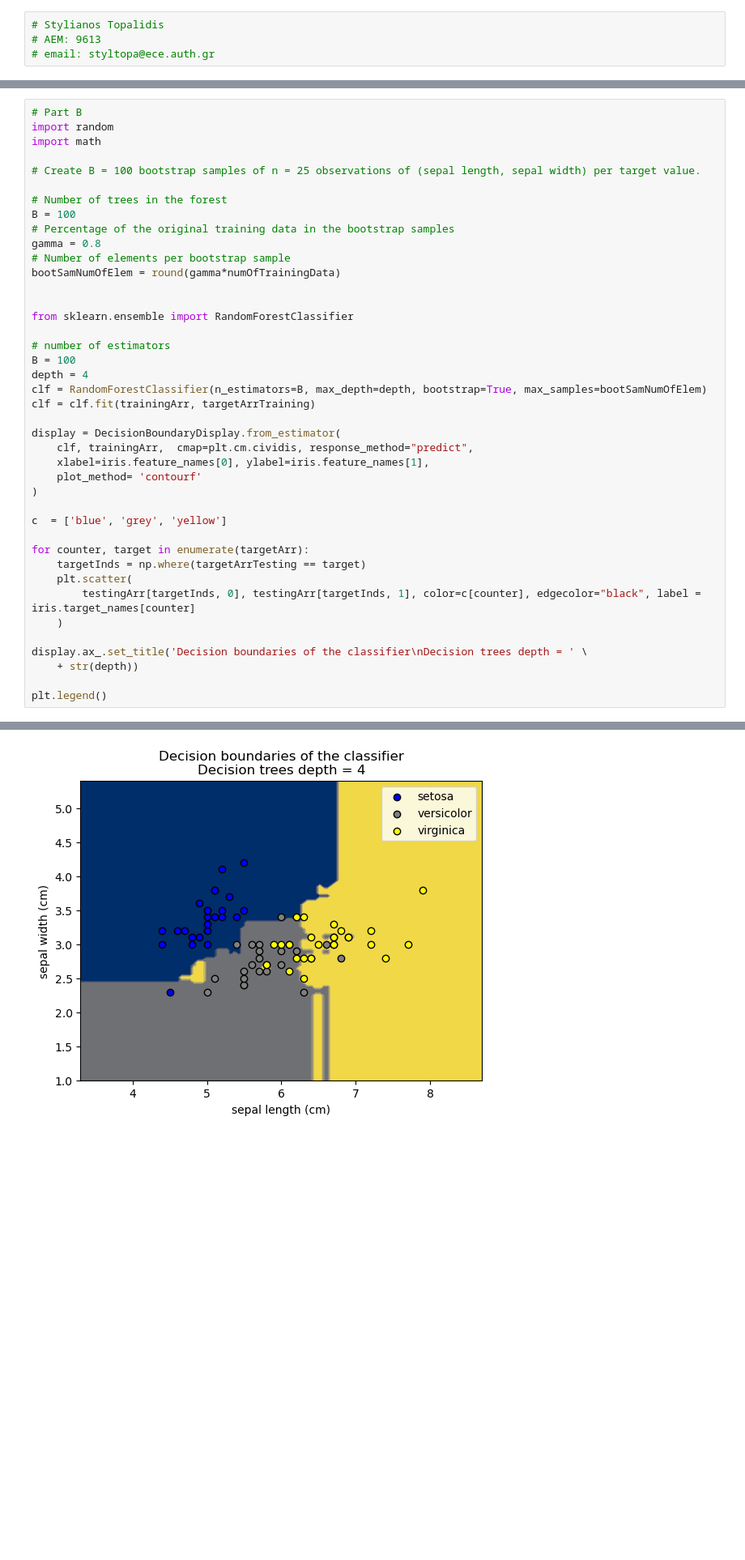
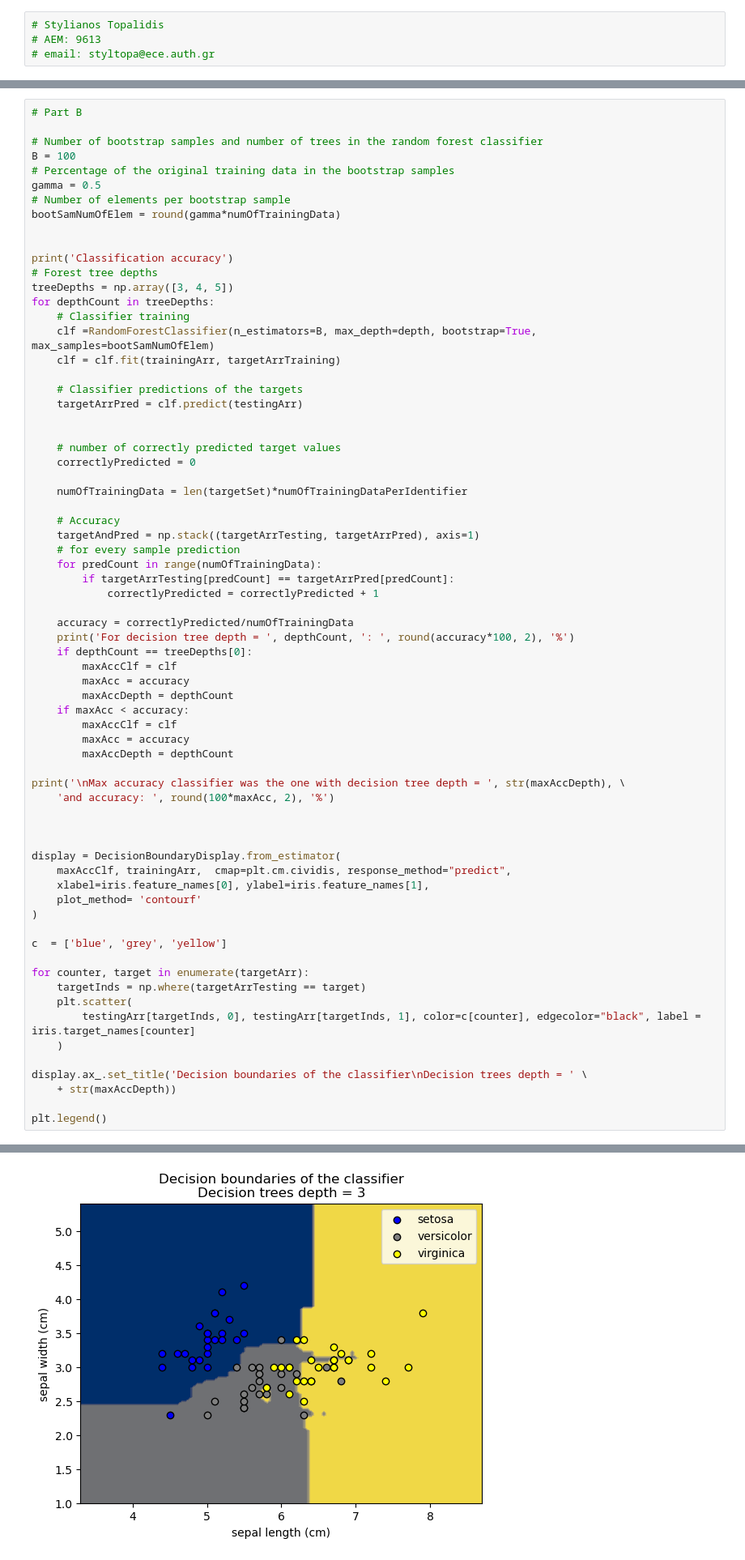
Before and after one commit to styltopa/PatternRecognition, a Jupyter notebook: topalidis_9613_Assignment3.ipynb, the cells around one changed output, grey strips where cells are left out. Shown at 81% size. Saved outputs shown, nothing was run; the diff lists cells and outputs as text; blank space fills up the shorter version.

Commit message:
Addition of accuracy for the random forest

```diff
--- a/topalidis_9613_Assignment3.ipynb
+++ b/topalidis_9613_Assignment3.ipynb
@@ -166,29 +165,57 @@ plt.legend()
 [figure]
 # %%
 # Part B
-import random
-import math
 
-# Create B = 100 bootstrap samples of n = 25 observations of (sepal length, sepal width) per target value.
-
-# Number of trees in the forest
+# Number of bootstrap samples and number of trees in the random forest classifier
 B = 100
 # Percentage of the original training data in the bootstrap samples
-gamma = 0.8
+gamma = 0.5
 # Number of elements per bootstrap sample
 bootSamNumOfElem = round(gamma*numOfTrainingData)
 
 
-from sklearn.ensemble import RandomForestClassifier
+print('Classification accuracy')
+# Forest tree depths
+treeDepths = np.array([3, 4, 5])
+for depthCount in treeDepths:
+    # Classifier training
+    clf =RandomForestClassifier(n_estimators=B, max_depth=depth, bootstrap=True, max_samples=bootSamNumOfElem)
+    clf = clf.fit(trainingArr, targetArrTraining)
 
-# number of estimators
-B = 100
-depth = 4
-clf = RandomForestClassifier(n_estimators=B, max_depth=depth, bootstrap=True, max_samples=bootSamNumOfElem)
-clf = clf.fit(trainingArr, targetArrTraining)
+    # Classifier predictions of the targets
+    targetArrPred = clf.predict(testingArr)
+
+
+    # number of correctly predicted target values
+    correctlyPredicted = 0
+
+    numOfTrainingData = len(targetSet)*numOfTrainingDataPerIdentifier
+
+    # Accuracy
+    targetAndPred = np.stack((targetArrTesting, targetArrPred), axis=1)
+    # for every sample prediction
+    for predCount in range(numOfTrainingData):
+        if targetArrTesting[predCount] == targetArrPred[predCount]:
+            correctlyPredicted = correctlyPredicted + 1
+
+    accuracy = correctlyPredicted/numOfTrainingData
+    print('For decision tree depth = ', depthCount, ': ', round(accuracy*100, 2), '%')
+    if depthCount == treeDepths[0]:
+        maxAccClf = clf
+        maxAcc = accuracy
+        maxAccDepth = depthCount
+    if maxAcc < accuracy:
+        maxAccClf = clf
+        maxAcc = accuracy
+        maxAccDepth = depthCount
+
+print('\nMax accuracy classifier was the one with decision tree depth = ', str(maxAccDepth), \
+    'and accuracy: ', round(100*maxAcc, 2), '%')
+
+
 
 display = DecisionBoundaryDisplay.from_estimator(
-    clf, trainingArr,  cmap=plt.cm.cividis, response_method="predict",
+    maxAccClf, trainingArr,  cmap=plt.cm.cividis, response_method="predict",
     xlabel=iris.feature_names[0], ylabel=iris.feature_names[1],
     plot_method= 'contourf'
 )
@@ -202,7 +229,7 @@ for counter, target in enumerate(targetArr):
     )
 
 display.ax_.set_title('Decision boundaries of the classifier\nDecision trees depth = ' \
-    + str(depth))
+    + str(maxAccDepth))
 
 plt.legend()
 # %% [output]
@@ -210,4 +243,4 @@ plt.legend()
-[figure, old version]
+[figure, new version]
 # %%
 
 
```
Also changed, not shown: parts of 4 cells of this notebook.
